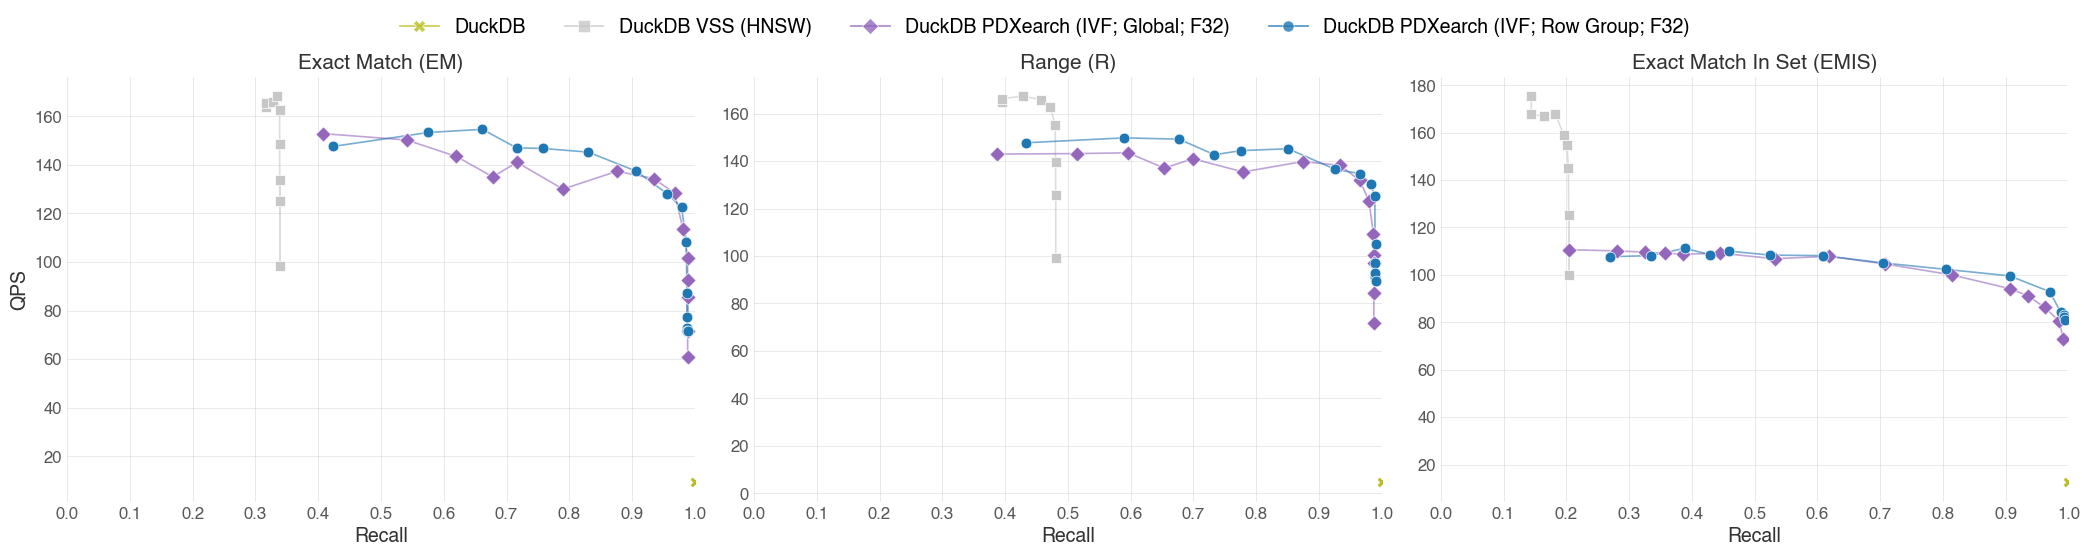
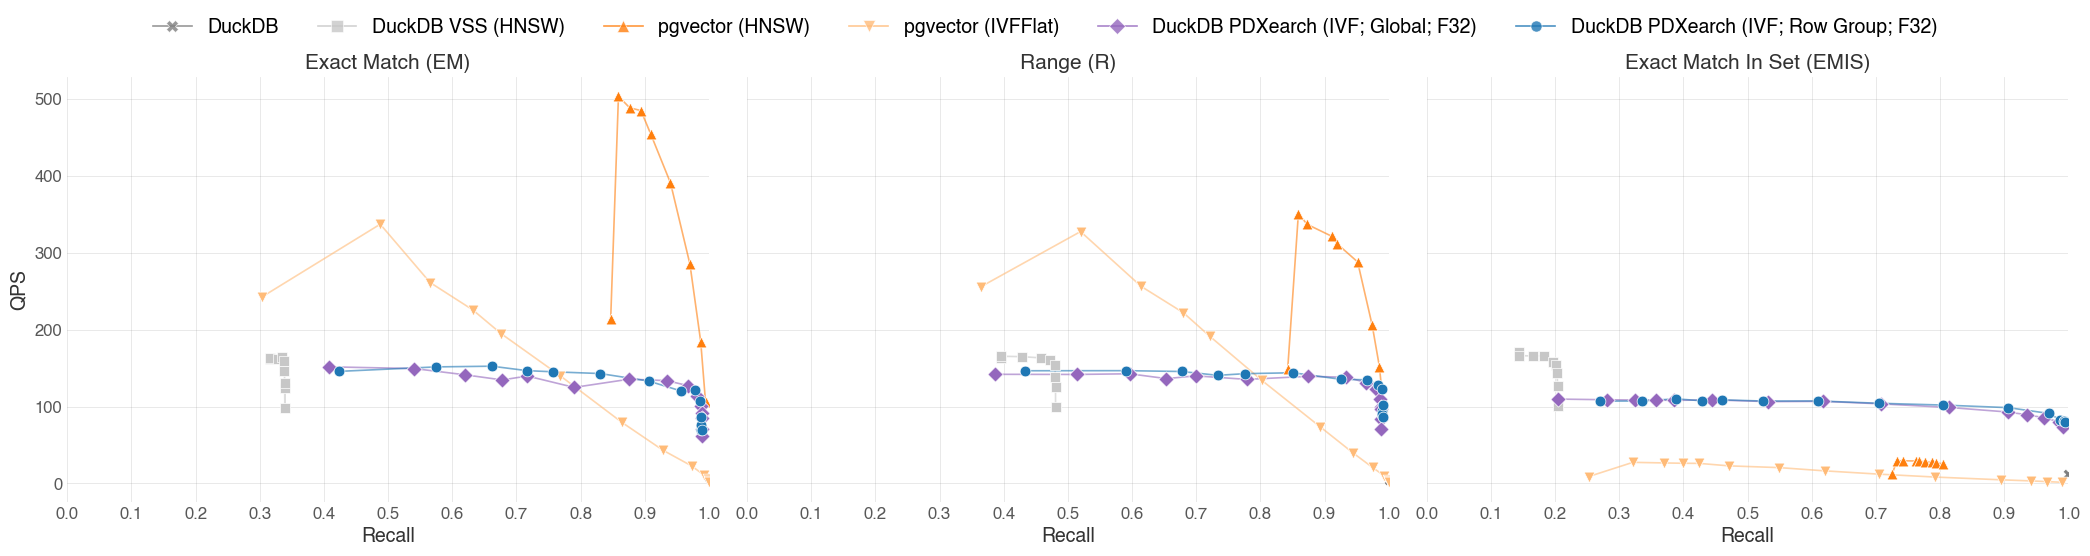
The change to this notebook cell's code, shown as a diff; its figure went from the first image to the second:
--- before
+++ after
@@ -21,5 +21,5 @@
 # Create subplots: one per filter type (1 row, 3 cols)
 n_plots = len(filter_types)
-fig, axes = plt.subplots(1, n_plots, figsize=(7 * n_plots, 5.5), squeeze=False)
+fig, axes = plt.subplots(1, n_plots, figsize=(7 * n_plots, 5.5), squeeze=False, sharey=True)
 
 for ft_idx, ft in enumerate(filter_types):
@@ -56,4 +56,5 @@
     ax.spines['bottom'].set_visible(False)
 
+    # ax.set_yscale("log")are
     ax.set_xlim(0, 1)
     ax.set_xticks([i / 10 for i in range(11)])

Commit: feat: add index filtered search arxiv pgvector results